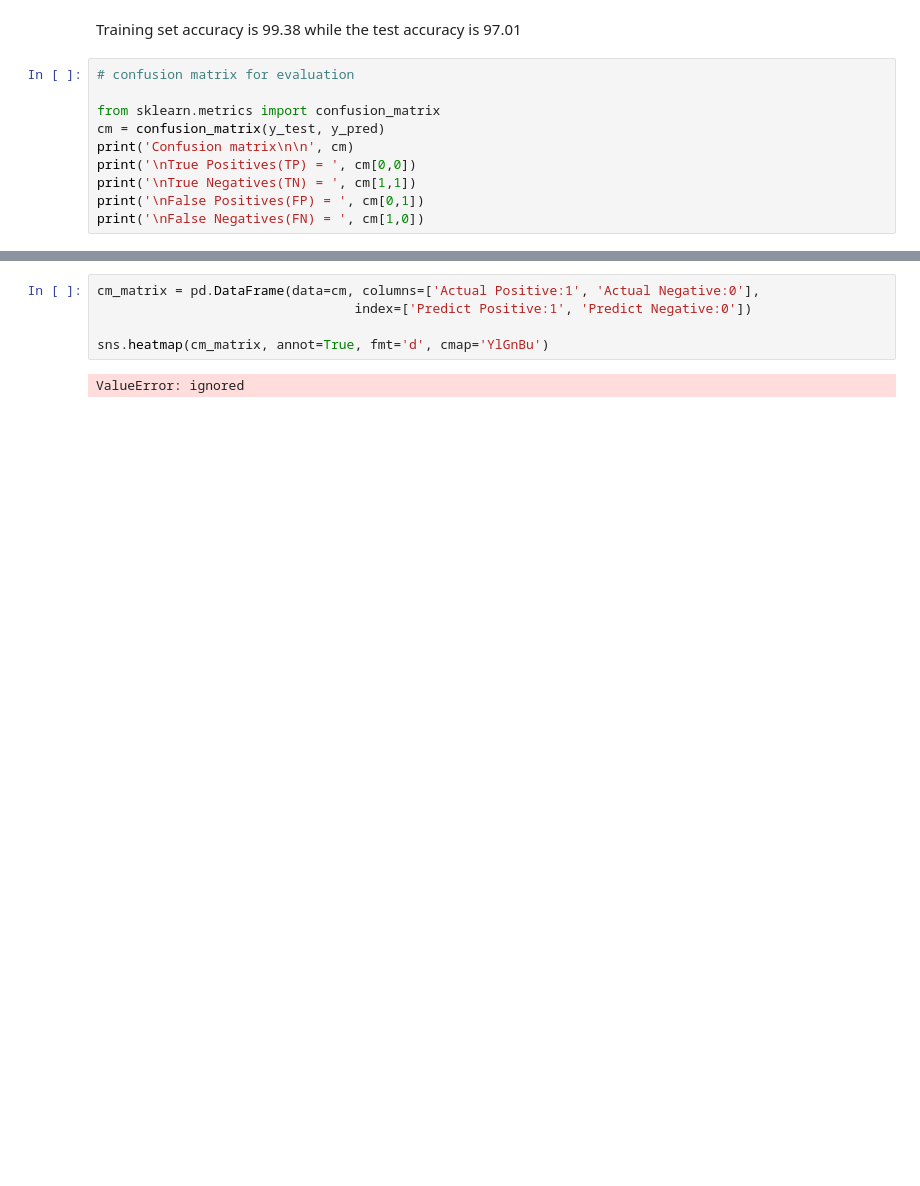
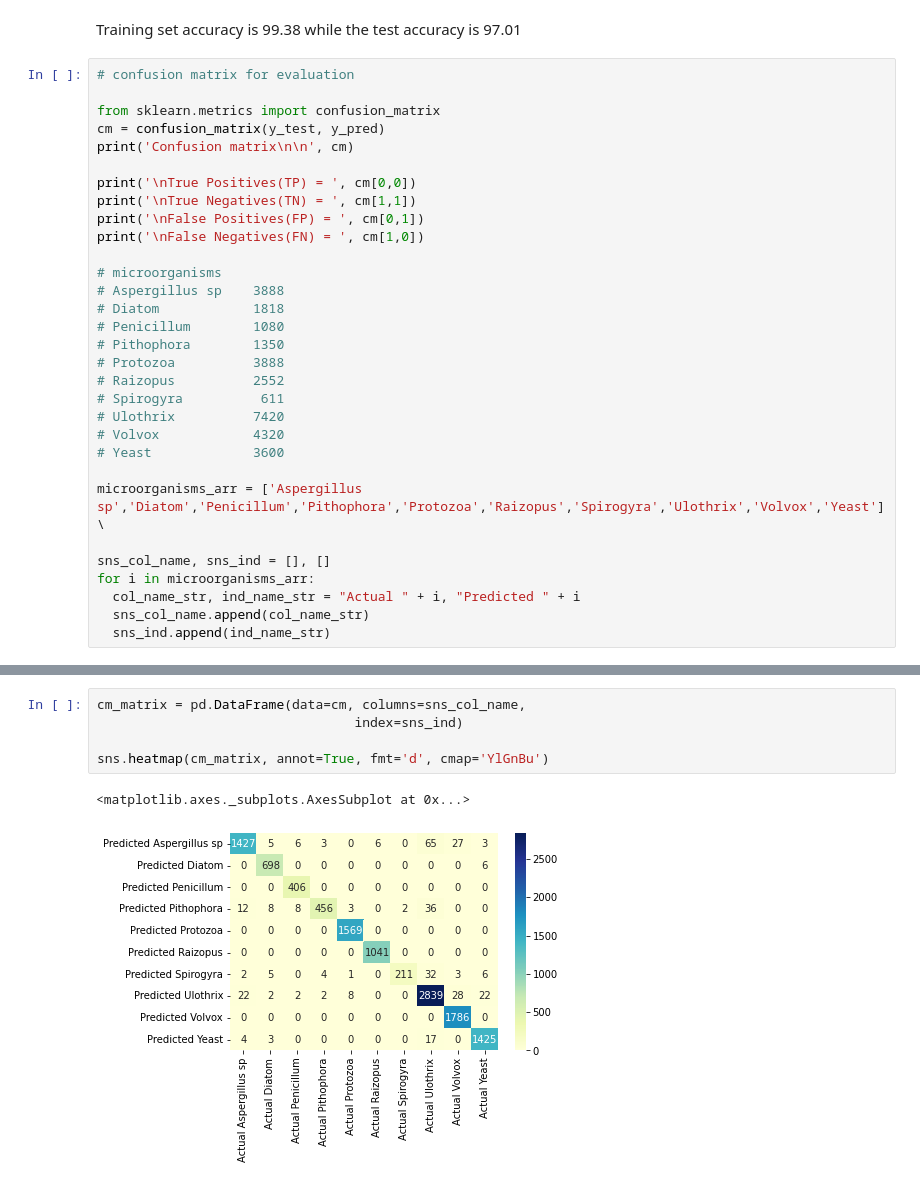
Before and after one commit to kenan-erol/MicrobeClassification, a Jupyter notebook: microbes_preprocessing.ipynb, the cells around one changed output, grey strips where cells are left out. Drawn from its saved outputs; the diff is of its cells as text; blank space fills up the shorter version.

```diff
--- a/microbes_preprocessing.ipynb
+++ b/microbes_preprocessing.ipynb
@@ -395,10 +436,31 @@ Training set accuracy is 99.38 while the test accuracy is 97.01
 from sklearn.metrics import confusion_matrix
 cm = confusion_matrix(y_test, y_pred)
 print('Confusion matrix\n\n', cm)
+
 print('\nTrue Positives(TP) = ', cm[0,0])
 print('\nTrue Negatives(TN) = ', cm[1,1])
 print('\nFalse Positives(FP) = ', cm[0,1])
 print('\nFalse Negatives(FN) = ', cm[1,0])
+
+# microorganisms
+# Aspergillus sp    3888
+# Diatom            1818
+# Penicillum        1080
+# Pithophora        1350
+# Protozoa          3888
+# Raizopus          2552
+# Spirogyra          611
+# Ulothrix          7420
+# Volvox            4320
+# Yeast             3600
+
+microorganisms_arr = ['Aspergillus sp','Diatom','Penicillum','Pithophora','Protozoa','Raizopus','Spirogyra','Ulothrix','Volvox','Yeast']\
+
+sns_col_name, sns_ind = [], []
+for i in microorganisms_arr:
+  col_name_str, ind_name_str = "Actual " + i, "Predicted " + i
+  sns_col_name.append(col_name_str)
+  sns_ind.append(ind_name_str)
 # %% [output]
 Confusion matrix
 
@@ -421,9 +483,10 @@ False Positives(FP) =  12
 
 False Negatives(FN) =  0
 # %%
-cm_matrix = pd.DataFrame(data=cm, columns=['Actual Positive:1', 'Actual Negative:0'],
-                                 index=['Predict Positive:1', 'Predict Negative:0'])
+cm_matrix = pd.DataFrame(data=cm, columns=sns_col_name,
+                                 index=sns_ind)
 
 sns.heatmap(cm_matrix, annot=True, fmt='d', cmap='YlGnBu')
 # %% [output]
-ValueError: ignored
+<matplotlib.axes._subplots.AxesSubplot at 0x...>
+[figure, added]
```
Also changed, not shown: parts of 9 cells of this notebook.
